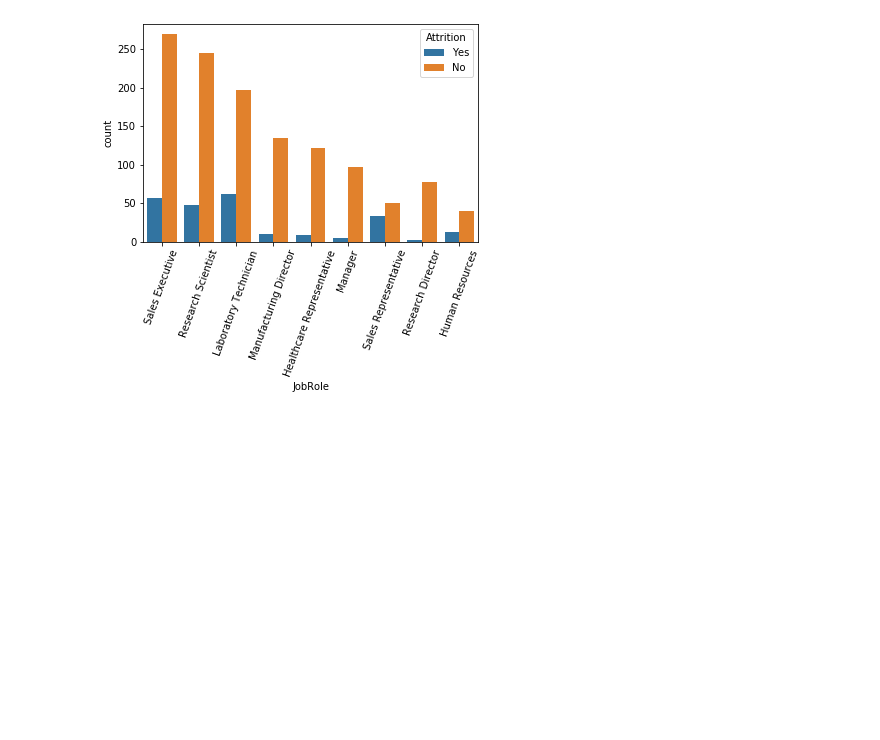
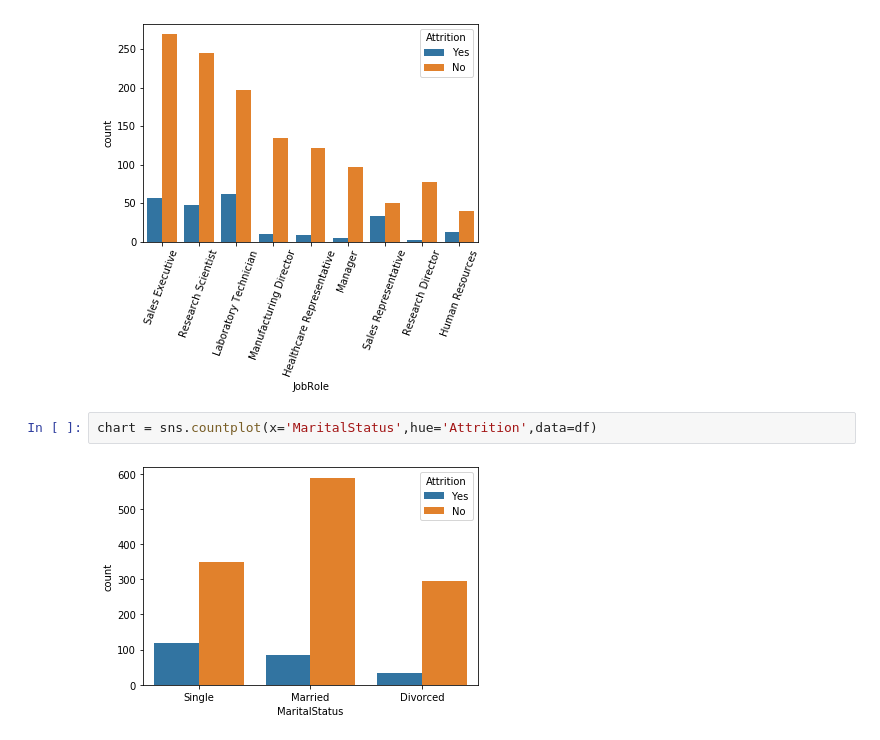
Before and after one commit to KimayaPotdar/HR-Attrition, a Jupyter notebook: HR Employee Attrition Prediction.ipynb, the cells around one changed output. Saved outputs shown, nothing was run; the diff lists cells and outputs as text; blank space fills up the shorter version.

```diff
--- a/HR Employee Attrition Prediction.ipynb
+++ b/HR Employee Attrition Prediction.ipynb
@@ -112,3 +112,7 @@ chart.set_xticklabels(chart.get_xticklabels(),rotation=70)
  Text(0, 0, 'Research Director'),
  Text(0, 0, 'Human Resources')]
 [figure]
+# %%
+chart = sns.countplot(x='MaritalStatus',hue='Attrition',data=df)
+# %% [output]
+[figure, added]
```
Also changed, not shown: parts of 4 cells of this notebook.
